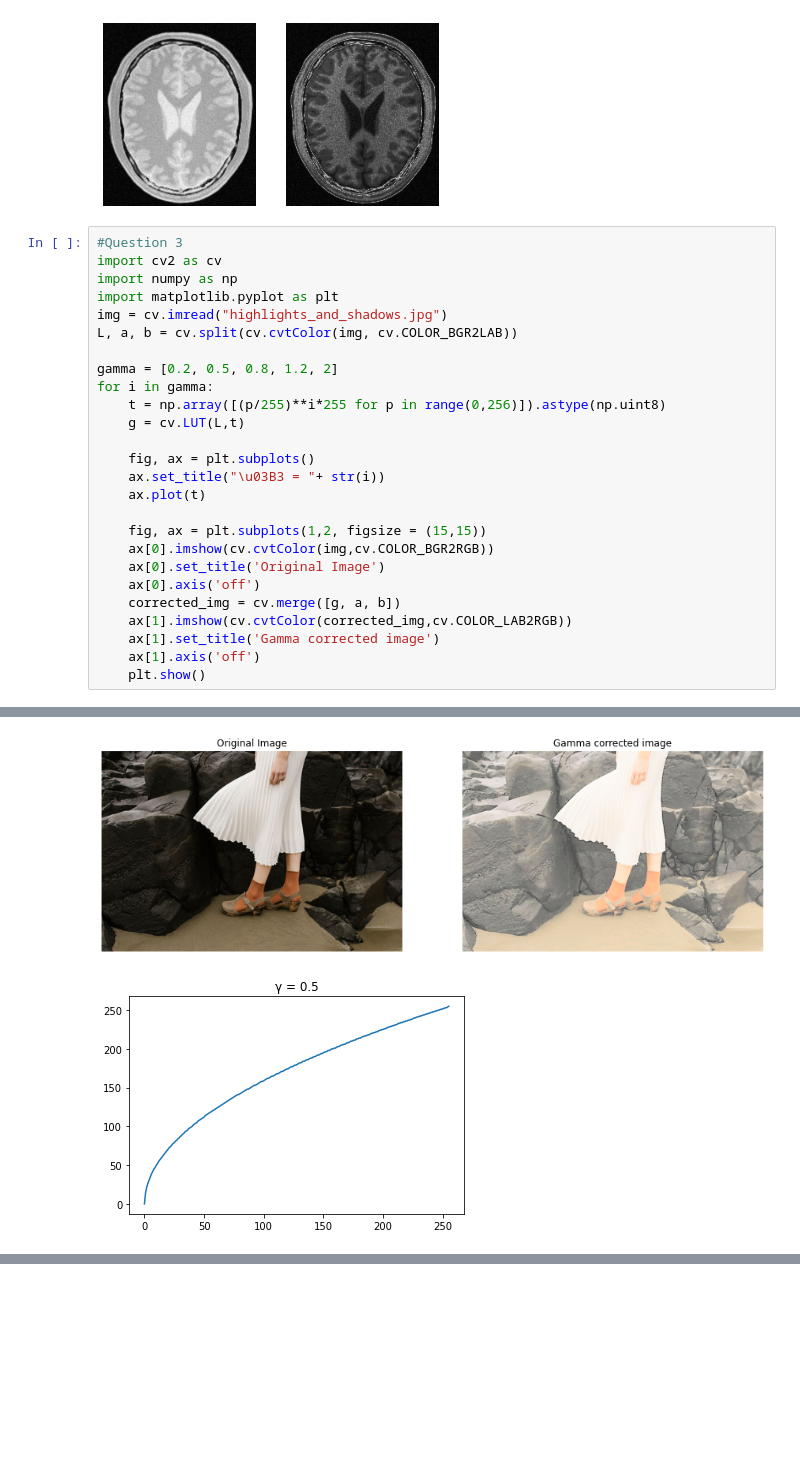
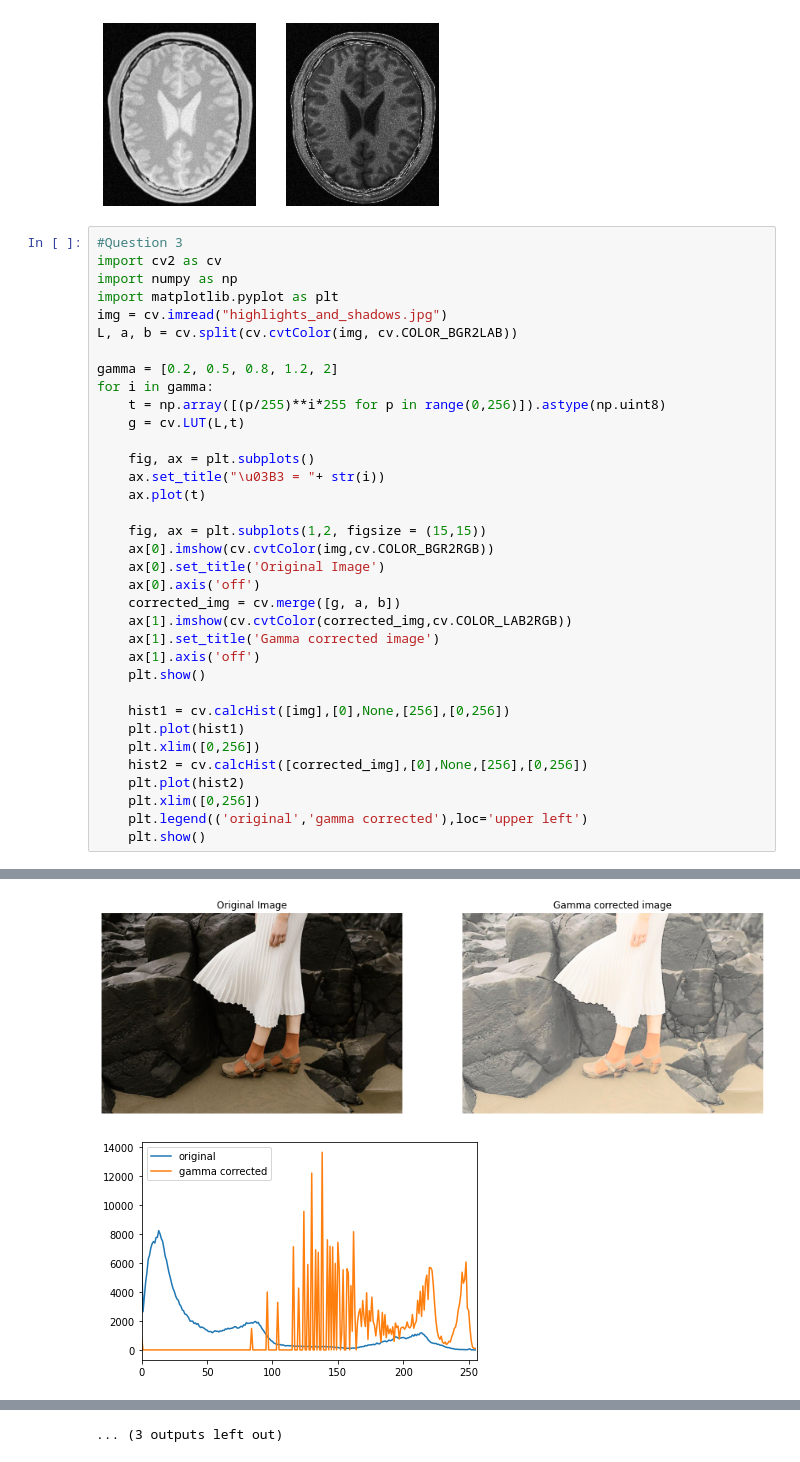
Before and after one commit to Yasara-Hasini/EN2550_Exercises, a Jupyter notebook: Assignment 1/Assignment 1.ipynb, the cells around one changed output, grey strips where cells are left out. Drawn from its saved outputs; the diff is of its cells as text; blank space fills up the shorter version.

```diff
--- a/Assignment 1/Assignment 1.ipynb
+++ b/Assignment 1/Assignment 1.ipynb
@@ -111,30 +111,39 @@ cv.destroyAllWindows()
 # %%
 #Question 3
 import cv2 as cv
 import numpy as np
 import matplotlib.pyplot as plt
 img = cv.imread("highlights_and_shadows.jpg")
 L, a, b = cv.split(cv.cvtColor(img, cv.COLOR_BGR2LAB))
 
 gamma = [0.2, 0.5, 0.8, 1.2, 2]
 for i in gamma:
     t = np.array([(p/255)**i*255 for p in range(0,256)]).astype(np.uint8)
     g = cv.LUT(L,t)
 
     fig, ax = plt.subplots()
     ax.set_title("\u03B3 = "+ str(i))
     ax.plot(t)
 
     fig, ax = plt.subplots(1,2, figsize = (15,15))
     ax[0].imshow(cv.cvtColor(img,cv.COLOR_BGR2RGB))
     ax[0].set_title('Original Image')
     ax[0].axis('off')
     corrected_img = cv.merge([g, a, b])
     ax[1].imshow(cv.cvtColor(corrected_img,cv.COLOR_LAB2RGB))
     ax[1].set_title('Gamma corrected image')
     ax[1].axis('off')
     plt.show()
+
+    hist1 = cv.calcHist([img],[0],None,[256],[0,256])
+    plt.plot(hist1)
+    plt.xlim([0,256])
+    hist2 = cv.calcHist([corrected_img],[0],None,[256],[0,256])
+    plt.plot(hist2)
+    plt.xlim([0,256])
+    plt.legend(('original','gamma corrected'),loc='upper left')
+    plt.show()
 # %% [output]
 [figure]
 [figure]
-[figure, old version]
+[figure, new version]
@@ -147,0 +159 @@ for i in gamma:
+... (3 outputs left out)
```
Also changed, not shown: parts of 1 cell of this notebook.
